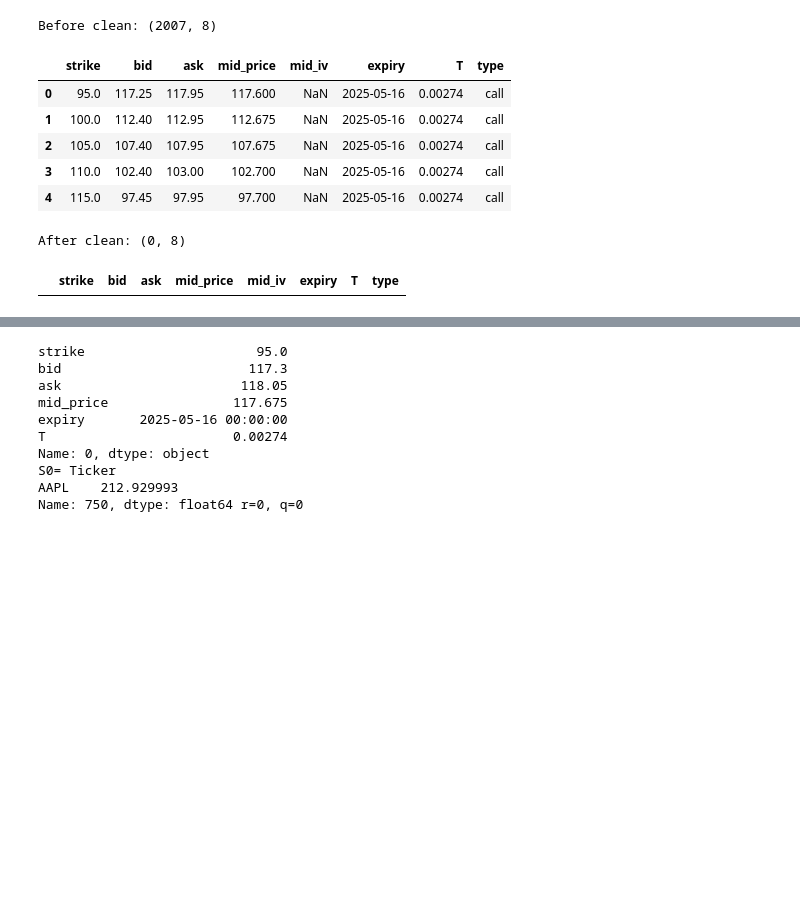
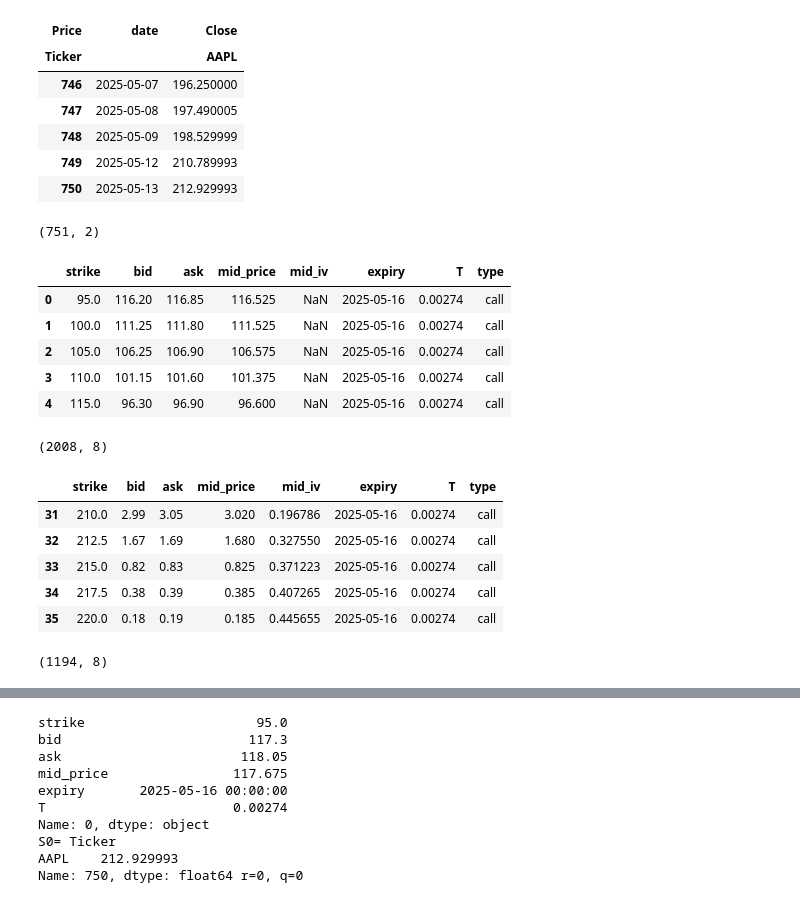
Before and after one commit to FallenElias/LSV-PRICER, a Jupyter notebook: testing.ipynb, the cells around one changed output, grey strips where cells are left out. Cells and saved outputs as stored; diff of their text form; code cells hidden in the pictures; blank space fills up the shorter version.

```diff
--- a/testing.ipynb
+++ b/testing.ipynb
@@ -1,26 +1,38 @@
 # %%
 from data.loader import fetch_spot_history, fetch_option_quotes, clean_option_quotes
 
-# 1) Spot + S0
+# 1) spot history
 df_spot = fetch_spot_history("AAPL", years=3)
-S0      = df_spot["Close"].iloc[-1]
+S0 = df_spot["Close"].iloc[-1]
+display(df_spot.tail(), df_spot.shape)
 
-# 2) Raw + own IV
+# 2) raw options + implied vols
 df_opts = fetch_option_quotes("AAPL", S0, r=0.0, q=0.0)
-print("Before clean:", df_opts.shape)
-display(df_opts.head())
+display(df_opts.head(), df_opts.shape)
 
-# 3) Cleaned
+# 3) clean and filter
 df_clean = clean_option_quotes(df_opts)
-print("After clean:", df_clean.shape)
-display(df_clean.head())
+display(df_clean.head(), df_clean.shape)
 # %% [output]
+| Price | date | Close |
+| Ticker |  | AAPL |
+| 746 | 2025-05-07 | 196.250000 |
+| 747 | 2025-05-08 | 197.490005 |
+| 748 | 2025-05-09 | 198.529999 |
+| 749 | 2025-05-12 | 210.789993 |
+| 750 | 2025-05-13 | 212.929993 |
-Before clean: (2007, 8)
+(751, 2)
-|  | strike | bid | ask | mid_price | mid_iv | expiry | T | type |
-| 0 | 95.0 | 117.25 | 117.95 | 117.600 | NaN | 2025-05-16 | 0.00274 | call |
-| 1 | 100.0 | 112.40 | 112.95 | 112.675 | NaN | 2025-05-16 | 0.00274 | call |
-| 2 | 105.0 | 107.40 | 107.95 | 107.675 | NaN | 2025-05-16 | 0.00274 | call |
-| 3 | 110.0 | 102.40 | 103.00 | 102.700 | NaN | 2025-05-16 | 0.00274 | call |
-| 4 | 115.0 | 97.45 | 97.95 | 97.700 | NaN | 2025-05-16 | 0.00274 | call |
+|  | strike | bid | ask | mid_price | mid_iv | expiry | T | type |
+| 0 | 95.0 | 116.20 | 116.85 | 116.525 | NaN | 2025-05-16 | 0.00274 | call |
+| 1 | 100.0 | 111.25 | 111.80 | 111.525 | NaN | 2025-05-16 | 0.00274 | call |
+| 2 | 105.0 | 106.25 | 106.90 | 106.575 | NaN | 2025-05-16 | 0.00274 | call |
+| 3 | 110.0 | 101.15 | 101.60 | 101.375 | NaN | 2025-05-16 | 0.00274 | call |
+| 4 | 115.0 | 96.30 | 96.90 | 96.600 | NaN | 2025-05-16 | 0.00274 | call |
-After clean: (0, 8)
+(2008, 8)
-|  | strike | bid | ask | mid_price | mid_iv | expiry | T | type |
+|  | strike | bid | ask | mid_price | mid_iv | expiry | T | type |
+| 31 | 210.0 | 2.99 | 3.05 | 3.020 | 0.196786 | 2025-05-16 | 0.00274 | call |
+| 32 | 212.5 | 1.67 | 1.69 | 1.680 | 0.327550 | 2025-05-16 | 0.00274 | call |
+| 33 | 215.0 | 0.82 | 0.83 | 0.825 | 0.371223 | 2025-05-16 | 0.00274 | call |
+| 34 | 217.5 | 0.38 | 0.39 | 0.385 | 0.407265 | 2025-05-16 | 0.00274 | call |
+| 35 | 220.0 | 0.18 | 0.19 | 0.185 | 0.445655 | 2025-05-16 | 0.00274 | call |
+(1194, 8)
```
Also changed, not shown: parts of 6 cells of this notebook, 2 other files.
